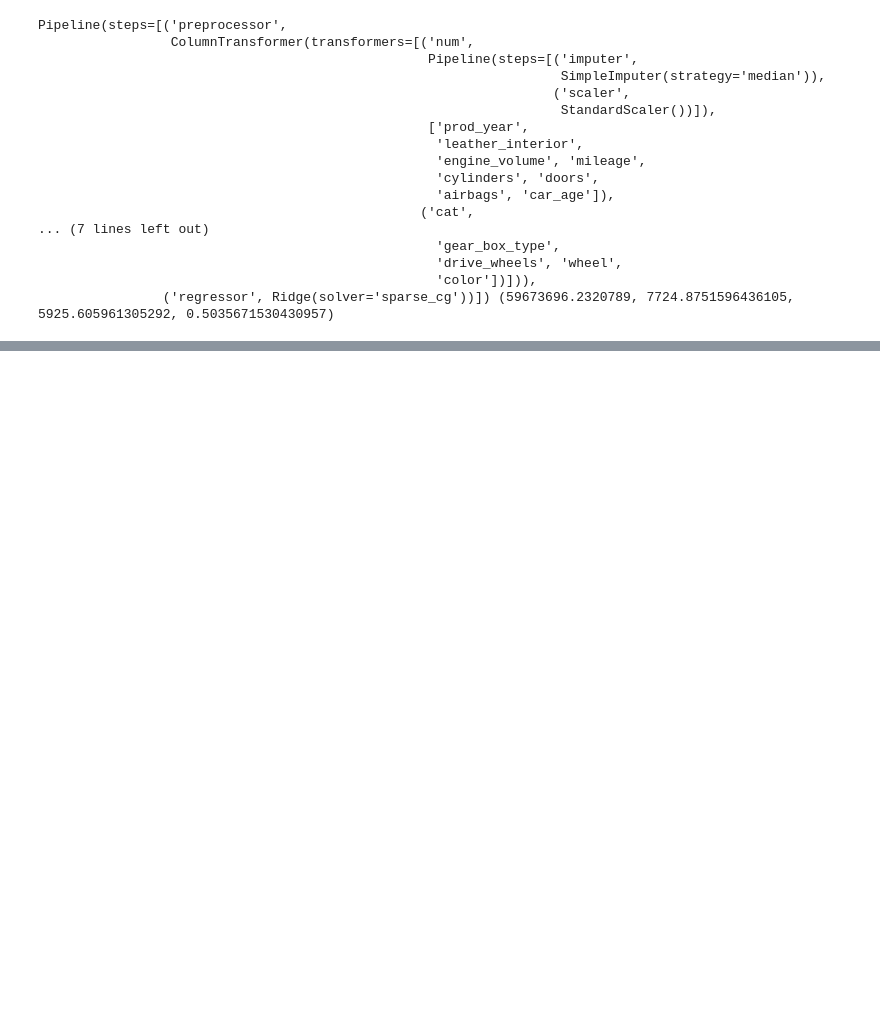
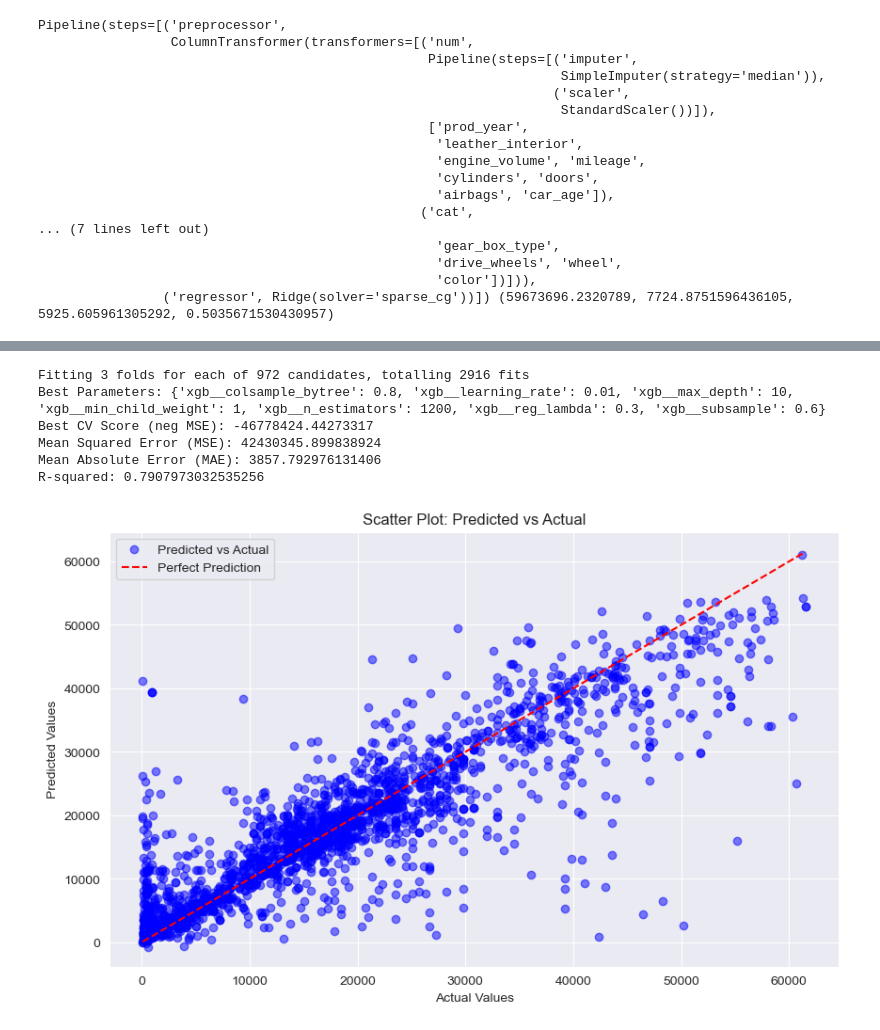
Before and after one commit to julianbeese/nova_machine_learning, a Jupyter notebook: ml_modelle.ipynb, the cells around one changed output, grey strips where cells are left out. Saved outputs shown, nothing was run; the diff lists cells and outputs as text; code cells hidden in the pictures; blank space fills up the shorter version.

Commit message:
Setup.py file with functionality ml_modelle with data loadng and running of ml-models

```diff
--- a/ml_modelle.ipynb
+++ b/ml_modelle.ipynb
@@ -33,0 +43,34 @@ Preprocessing
+# %%
+# Rework doors column
+df["doors"] = df["doors"].replace({'04-May' : 5, '>5' : 5, '02-Mar' : 3} )
+
+# Function to extract the numeric part of a string
+def extract_number(x):
+    # Use regex to find the first occurrence of a float or integer in the string
+    import re
+    match = re.search(r'(\d+\.?\d*)', str(x))
+    return match.group(1) if match else None
+
+# Clean the engine_volume column: extract the number and convert to float
+df['engine_volume'] = df['engine_volume'].apply(extract_number).astype(float)
+
+# Clean the mileage column: extract the number and convert to float
+df['mileage'] = df['mileage'].apply(extract_number).astype(float)
+
+# Delete outliers
+# Delete all entries with price > 1.000.000, price < 100, no price listed, or cylinders > 16
+conditions = ((df["price"] > 1000000) | (df["cylinders"] > 16) | (df["price"]<100) | (df["price"].isnull()) | (df["mileage"] > 1000000))
+df_deleted = df[conditions].copy()
+print(df_deleted)
+
+df = df[~conditions].copy()
+print(df.shape)
+
+# Drop Duplicates
+df = df.drop_duplicates()
+
+# Drop Column ID
+df.drop('id', axis=1, inplace=True)
+
+#Drop Column Levy
+df.drop('levy', axis=1, inplace=True)
@@ -168,0 +162,12 @@ KeyError: 'cylinders'
+# %%
+from XGBoost import run_xgb_regression
+
+results = run_xgb_regression(df)
+# %% [output]
+Fitting 3 folds for each of 972 candidates, totalling 2916 fits
+Best Parameters: {'xgb__colsample_bytree': 0.8, 'xgb__learning_rate': 0.01, 'xgb__max_depth': 10, 'xgb__min_child_weight': 1, 'xgb__n_estimators': 1200, 'xgb__reg_lambda': 0.3, 'xgb__subsample': 0.6}
+Best CV Score (neg MSE): -46778424.44273317
+Mean Squared Error (MSE): 42430345.899838924
+Mean Absolute Error (MAE): 3857.792976131406
+R-squared: 0.7907973032535256
+[figure, added]
```
Also changed, not shown: parts of 12 cells of this notebook, 2 other files.
